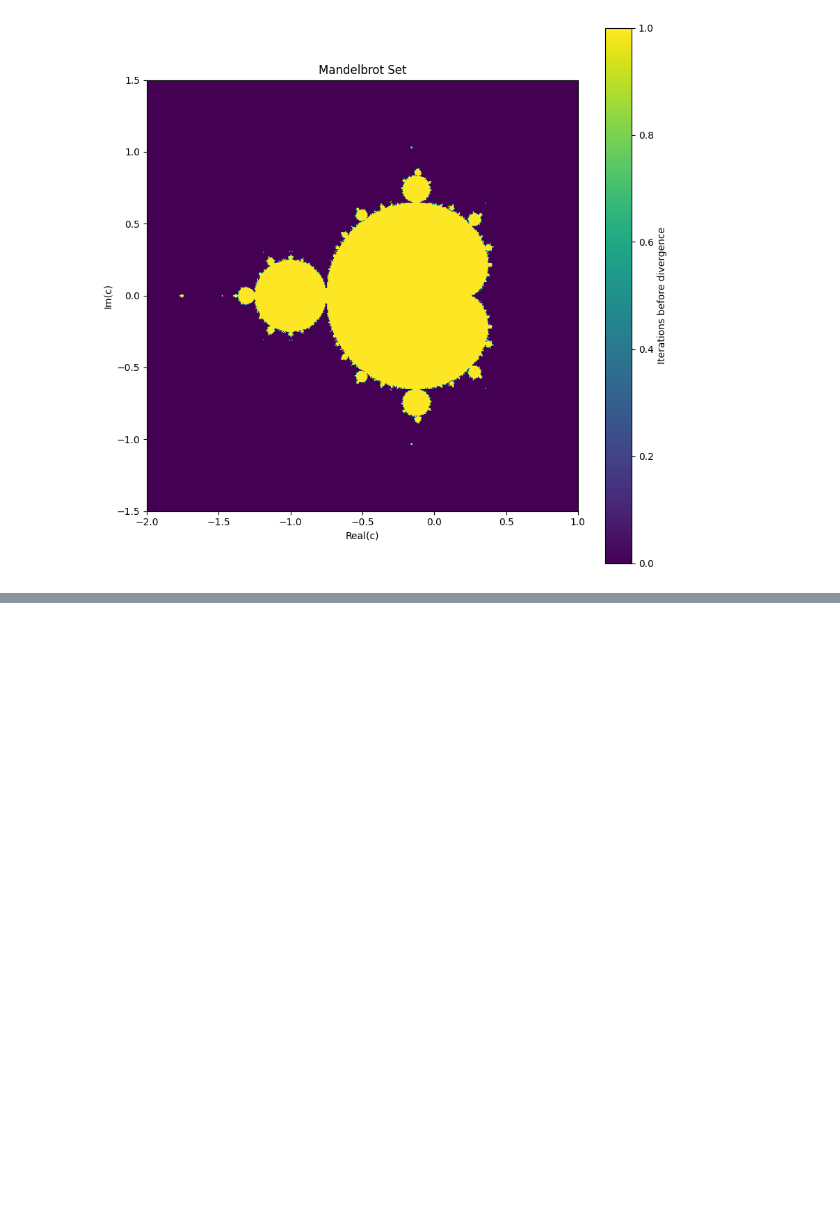
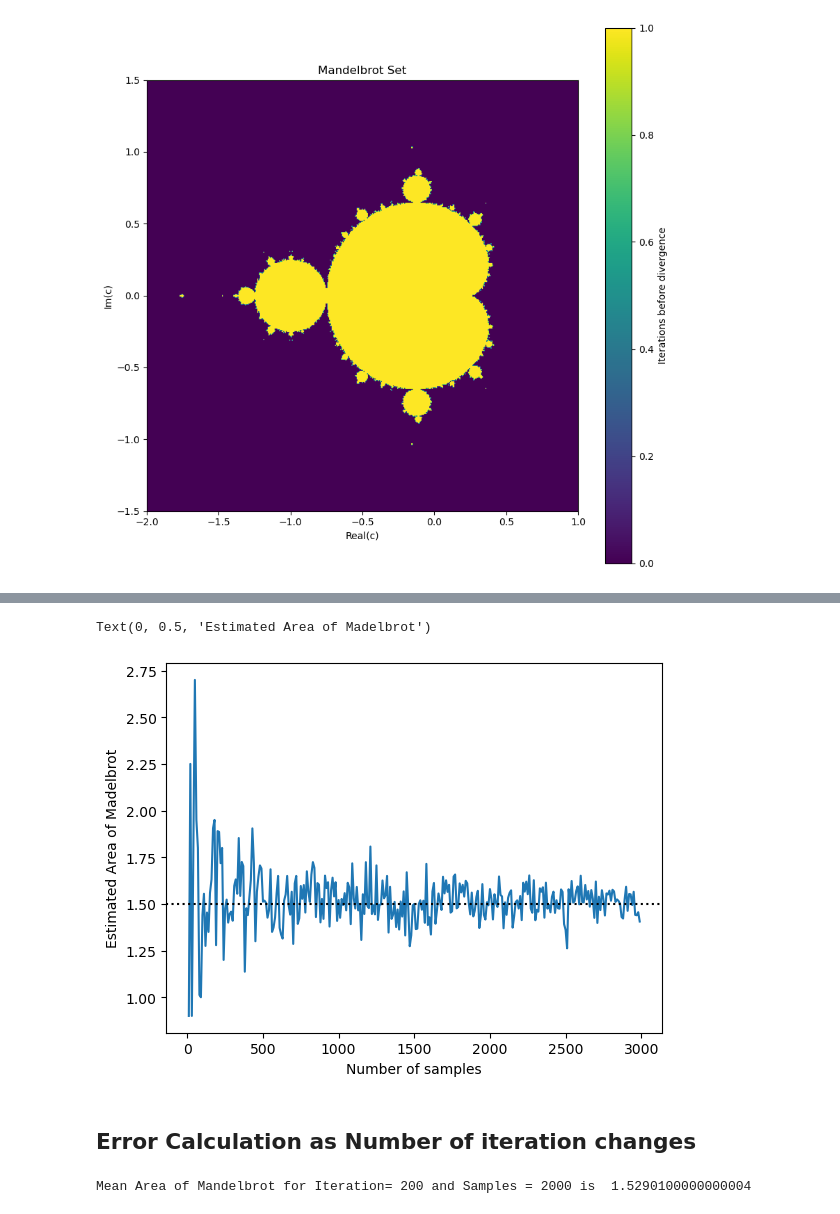
Before and after one commit to KeniaLS/Stoc_Sim_Assignment1, a Jupyter notebook: SS_Kenia_Divya_Assignment1.ipynb, the cells around one changed output, grey strips where cells are left out. Saved outputs shown, nothing was run; the diff lists cells and outputs as text; code cells hidden in the pictures; blank space fills up the shorter version.

Commit message:
Error Calculation

```diff
--- a/SS_Kenia_Divya_Assignment1.ipynb
+++ b/SS_Kenia_Divya_Assignment1.ipynb
@@ -107,0 +120,25 @@ for iters in num_iters:
+# %%
+num_samples = range(10, 3000, 10)     ## range of values for changing the Sample size
+num_iters = 400                       ## Number of iterations
+based_sample    = []
+
+for samples in num_samples:
+    num_points_mandel = 0
+    x_point = uniform.rvs(-2, 3, size=samples)
+    y_point = uniform.rvs(-1.5, 3, size=samples)
+    for x,y in zip(x_point, y_point):
+        c = complex(x, y)
+        if mandelbrot(c, num_iters) == True:
+            num_points_mandel += 1
+    area = num_points_mandel * area_square/samples
+    based_sample.append(area)
+# %%
+plt.plot(num_samples, based_sample)
+plt.axhline(y = 1.5, color = 'k', linestyle = ':')
+plt.xlabel("Number of samples")
+plt.ylabel("Estimated Area of Madelbrot")
+# %% [output]
+Text(0, 0.5, 'Estimated Area of Madelbrot')
+[figure, added]
+# %% [markdown]
+## Error Calculation as Number of iteration changes
@@ -107,0 +160,6 @@ for iters in num_iters:
+# %%
+mean_area_i = np.mean(np.array(area_i))
+sd_area_i = np.std(np.array(area_i))
+print("Mean Area of Mandelbrot for Iteration= 200 and Samples = 2000 is ", mean_area_i)
+# %% [output]
+Mean Area of Mandelbrot for Iteration= 200 and Samples = 2000 is  1.5290100000000004
```
Also changed, not shown: parts of 6 cells of this notebook.
